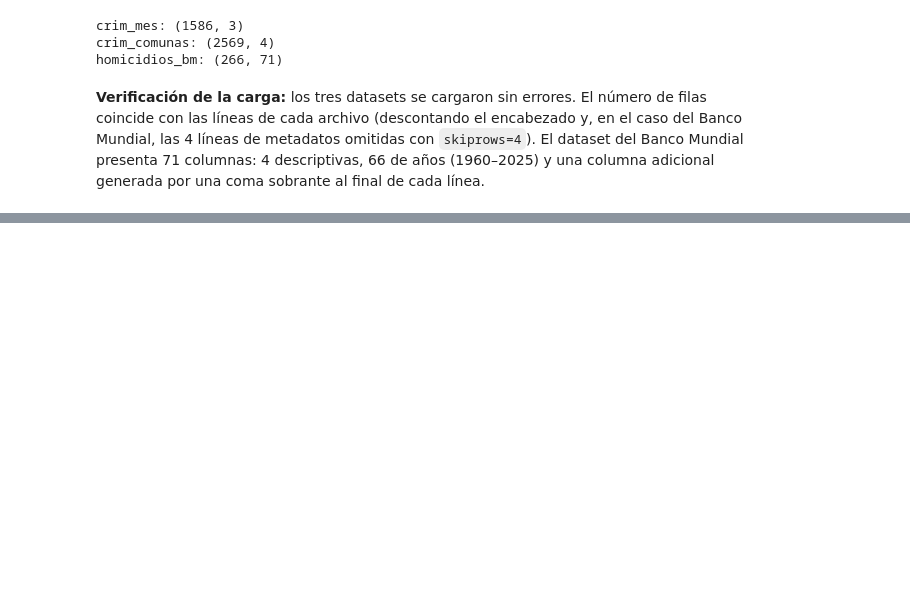
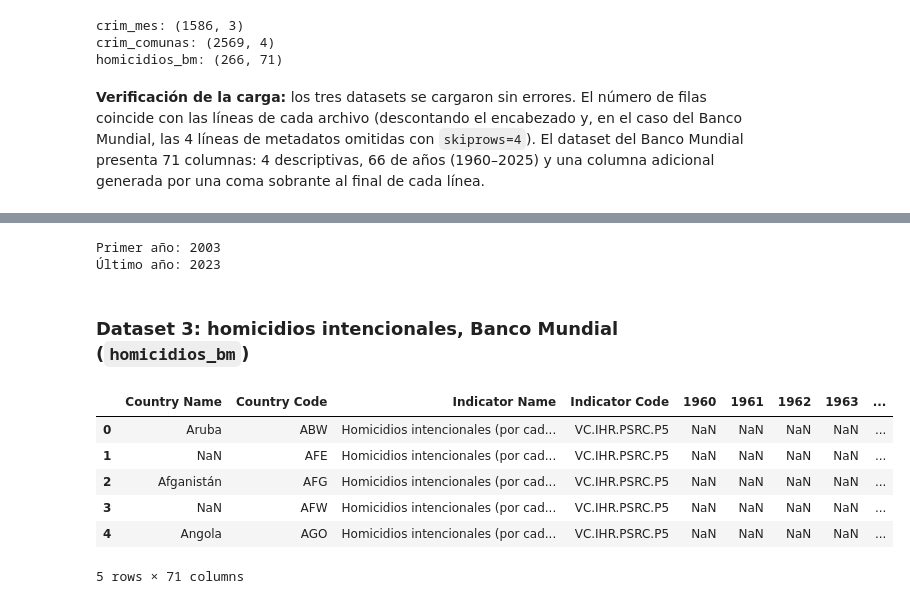
Before and after one commit to LPAMENDEZ/criminalidad-medellin, a Jupyter notebook: notebooks/diagnostico_calidad.ipynb, the cells around one changed output, grey strips where cells are left out. Cells and saved outputs as stored; diff of their text form; code cells hidden in the pictures; blank space fills up the shorter version.

```diff
--- a/notebooks/diagnostico_calidad.ipynb
+++ b/notebooks/diagnostico_calidad.ipynb
@@ -56,0 +208,18 @@ homicidios_bm: (266, 71)
+# %%
+print("Primer año:", crim_comunas["Fecha_hecho"].min())
+print("Último año:", crim_comunas["Fecha_hecho"].max())
+# %% [output]
+Primer año: 2003
+Último año: 2023
+# %% [markdown]
+### Dataset 3: homicidios intencionales, Banco Mundial (`homicidios_bm`)
+# %%
+homicidios_bm.head()
+# %% [output]
+|  | Country Name | Country Code | Indicator Name | Indicator Code | 1960 | 1961 | 1962 | 1963 | ... |
+| 0 | Aruba | ABW | Homicidios intencionales (por cad... | VC.IHR.PSRC.P5 | NaN | NaN | NaN | NaN | ... |
+| 1 | NaN | AFE | Homicidios intencionales (por cad... | VC.IHR.PSRC.P5 | NaN | NaN | NaN | NaN | ... |
+| 2 | Afganistán | AFG | Homicidios intencionales (por cad... | VC.IHR.PSRC.P5 | NaN | NaN | NaN | NaN | ... |
+| 3 | NaN | AFW | Homicidios intencionales (por cad... | VC.IHR.PSRC.P5 | NaN | NaN | NaN | NaN | ... |
+| 4 | Angola | AGO | Homicidios intencionales (por cad... | VC.IHR.PSRC.P5 | NaN | NaN | NaN | NaN | ... |
+5 rows × 71 columns
```
Also changed, not shown: parts of 32 cells of this notebook.
